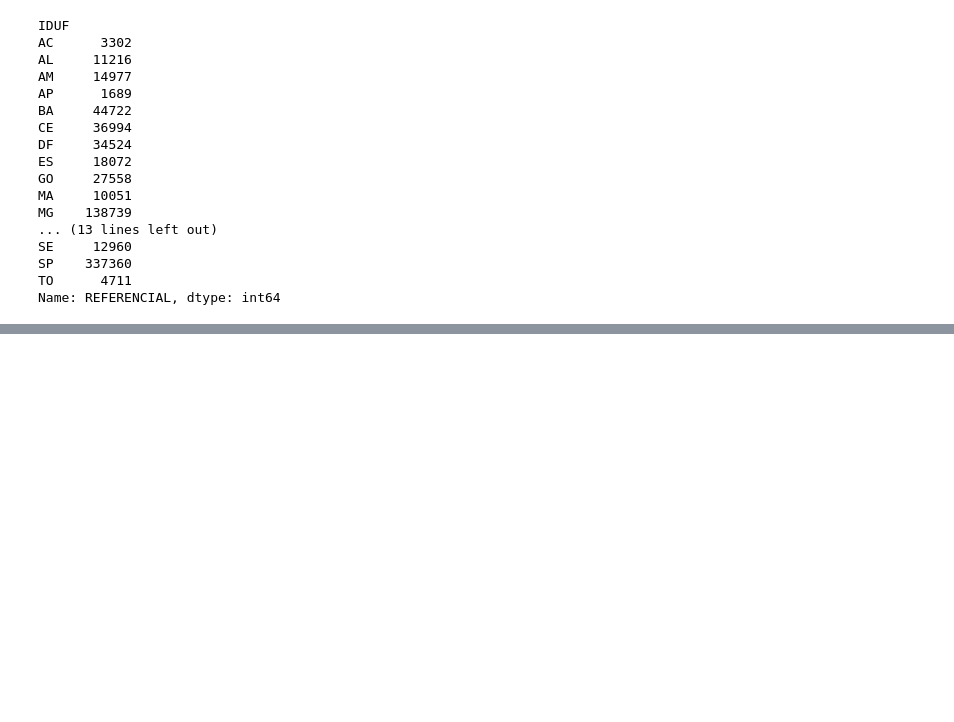
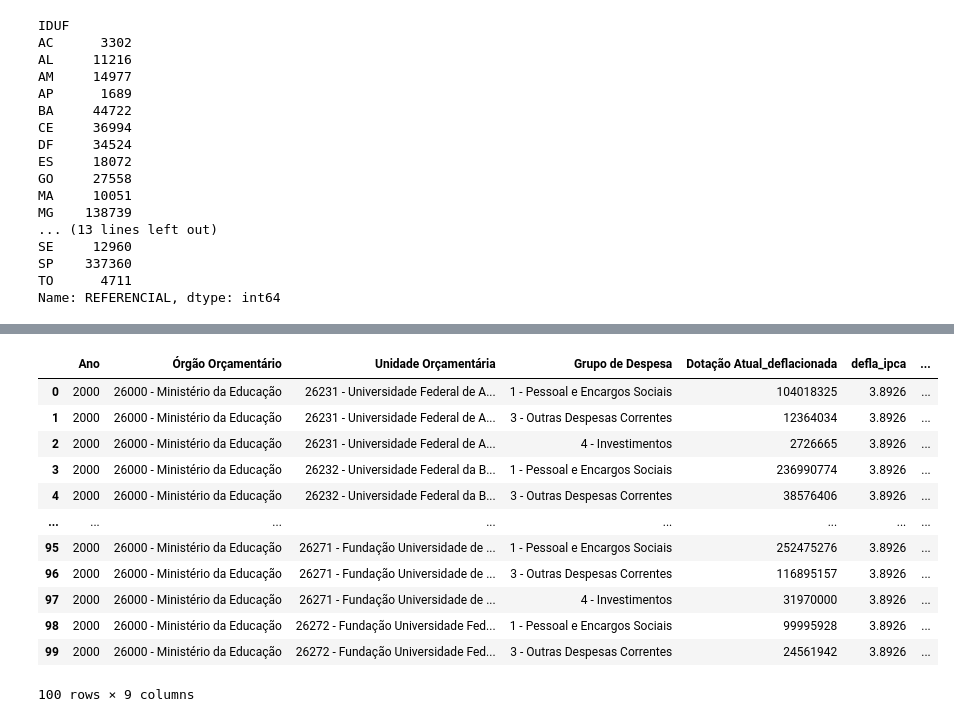
Before and after one commit to pedroafmelo/sidtec_pb, a Jupyter notebook: etapa_2/pessoas_recursos/extract_transform/testing.ipynb, the cells around one changed output, grey strips where cells are left out. Cells and saved outputs as stored; diff of their text form; code cells hidden in the pictures; blank space fills up the shorter version.

```diff
--- a/etapa_2/pessoas_recursos/extract_transform/testing.ipynb
+++ b/etapa_2/pessoas_recursos/extract_transform/testing.ipynb
@@ -1580,0 +1816,16 @@ Name: REFERENCIAL, dtype: int64
+# %%
+dados.query("Ano == 2000").head(100)
+# %% [output]
+|  | Ano | Órgão Orçamentário | Unidade Orçamentária | Grupo de Despesa | Dotação Atual_deflacionada | defla_ipca | ... |
+| 0 | 2000 | 26000 - Ministério da Educação | 26231 - Universidade Federal de A... | 1 - Pessoal e Encargos Sociais | 104018325 | 3.8926 | ... |
+| 1 | 2000 | 26000 - Ministério da Educação | 26231 - Universidade Federal de A... | 3 - Outras Despesas Correntes | 12364034 | 3.8926 | ... |
+| 2 | 2000 | 26000 - Ministério da Educação | 26231 - Universidade Federal de A... | 4 - Investimentos | 2726665 | 3.8926 | ... |
+| 3 | 2000 | 26000 - Ministério da Educação | 26232 - Universidade Federal da B... | 1 - Pessoal e Encargos Sociais | 236990774 | 3.8926 | ... |
+| 4 | 2000 | 26000 - Ministério da Educação | 26232 - Universidade Federal da B... | 3 - Outras Despesas Correntes | 38576406 | 3.8926 | ... |
+| ... | ... | ... | ... | ... | ... | ... | ... |
+| 95 | 2000 | 26000 - Ministério da Educação | 26271 - Fundação Universidade de ... | 1 - Pessoal e Encargos Sociais | 252475276 | 3.8926 | ... |
+| 96 | 2000 | 26000 - Ministério da Educação | 26271 - Fundação Universidade de ... | 3 - Outras Despesas Correntes | 116895157 | 3.8926 | ... |
+| 97 | 2000 | 26000 - Ministério da Educação | 26271 - Fundação Universidade de ... | 4 - Investimentos | 31970000 | 3.8926 | ... |
+| 98 | 2000 | 26000 - Ministério da Educação | 26272 - Fundação Universidade Fed... | 1 - Pessoal e Encargos Sociais | 99995928 | 3.8926 | ... |
+| 99 | 2000 | 26000 - Ministério da Educação | 26272 - Fundação Universidade Fed... | 3 - Outras Despesas Correntes | 24561942 | 3.8926 | ... |
+100 rows × 9 columns
```
Also changed, not shown: parts of 17 cells of this notebook, 9 other files.
